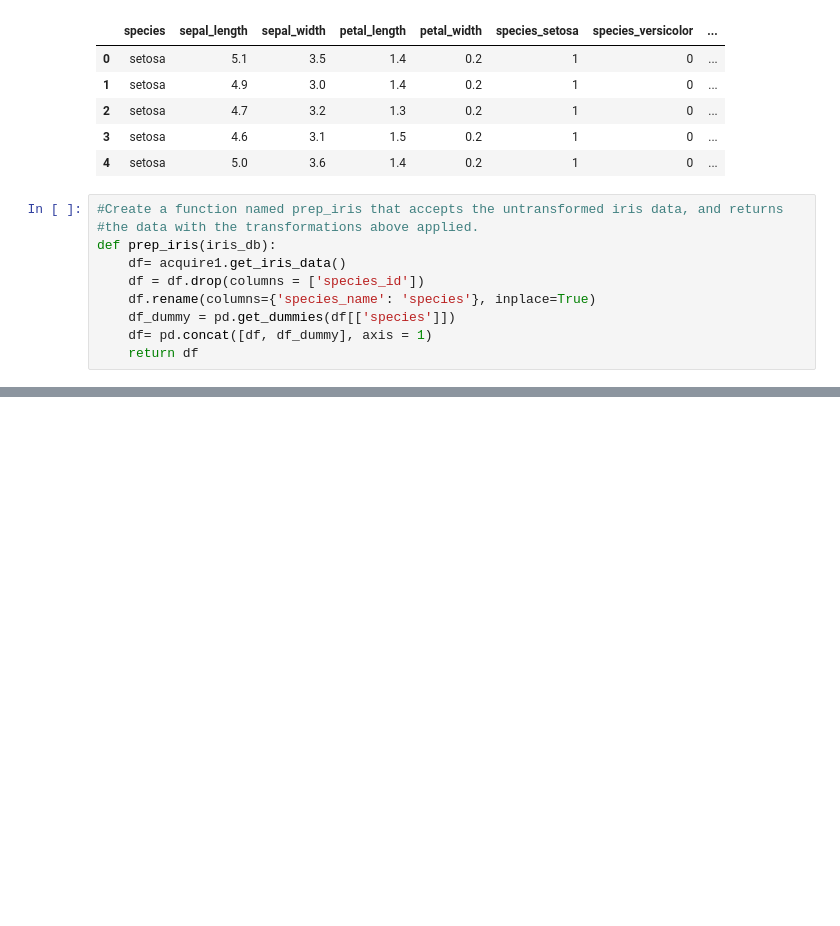
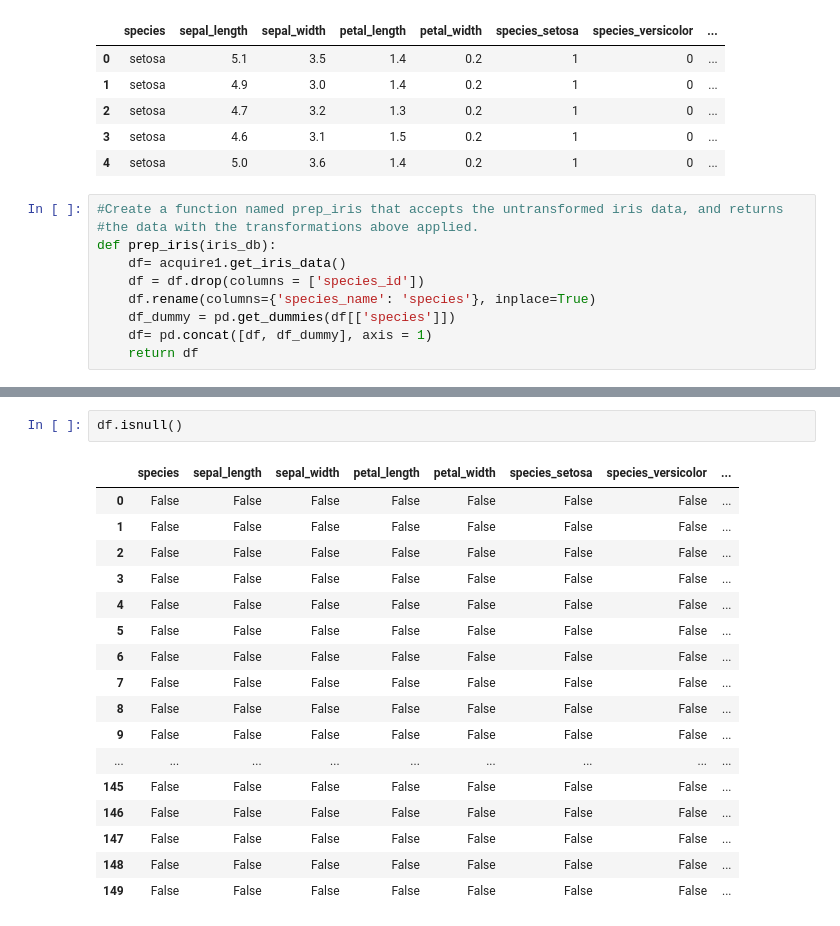
Before and after one commit to SLawsonWoods/classification-exercises, a Jupyter notebook: prepare1.ipynb, the cells around one changed output, grey strips where cells are left out. Saved outputs shown, nothing was run; the diff lists cells and outputs as text; blank space fills up the shorter version.

```diff
--- a/prepare1.ipynb
+++ b/prepare1.ipynb
@@ -157,0 +200,20 @@ def prep_iris(iris_db):
+# %%
+df.isnull()
+# %% [output]
+|  | species | sepal_length | sepal_width | petal_length | petal_width | species_setosa | species_versicolor | ... |
+| 0 | False | False | False | False | False | False | False | ... |
+| 1 | False | False | False | False | False | False | False | ... |
+| 2 | False | False | False | False | False | False | False | ... |
+| 3 | False | False | False | False | False | False | False | ... |
+| 4 | False | False | False | False | False | False | False | ... |
+| 5 | False | False | False | False | False | False | False | ... |
+| 6 | False | False | False | False | False | False | False | ... |
+| 7 | False | False | False | False | False | False | False | ... |
+| 8 | False | False | False | False | False | False | False | ... |
+| 9 | False | False | False | False | False | False | False | ... |
+| ... | ... | ... | ... | ... | ... | ... | ... | ... |
+| 145 | False | False | False | False | False | False | False | ... |
+| 146 | False | False | False | False | False | False | False | ... |
+| 147 | False | False | False | False | False | False | False | ... |
+| 148 | False | False | False | False | False | False | False | ... |
+| 149 | False | False | False | False | False | False | False | ... |
```
Also changed, not shown: parts of 9 cells of this notebook, 1 other file.
